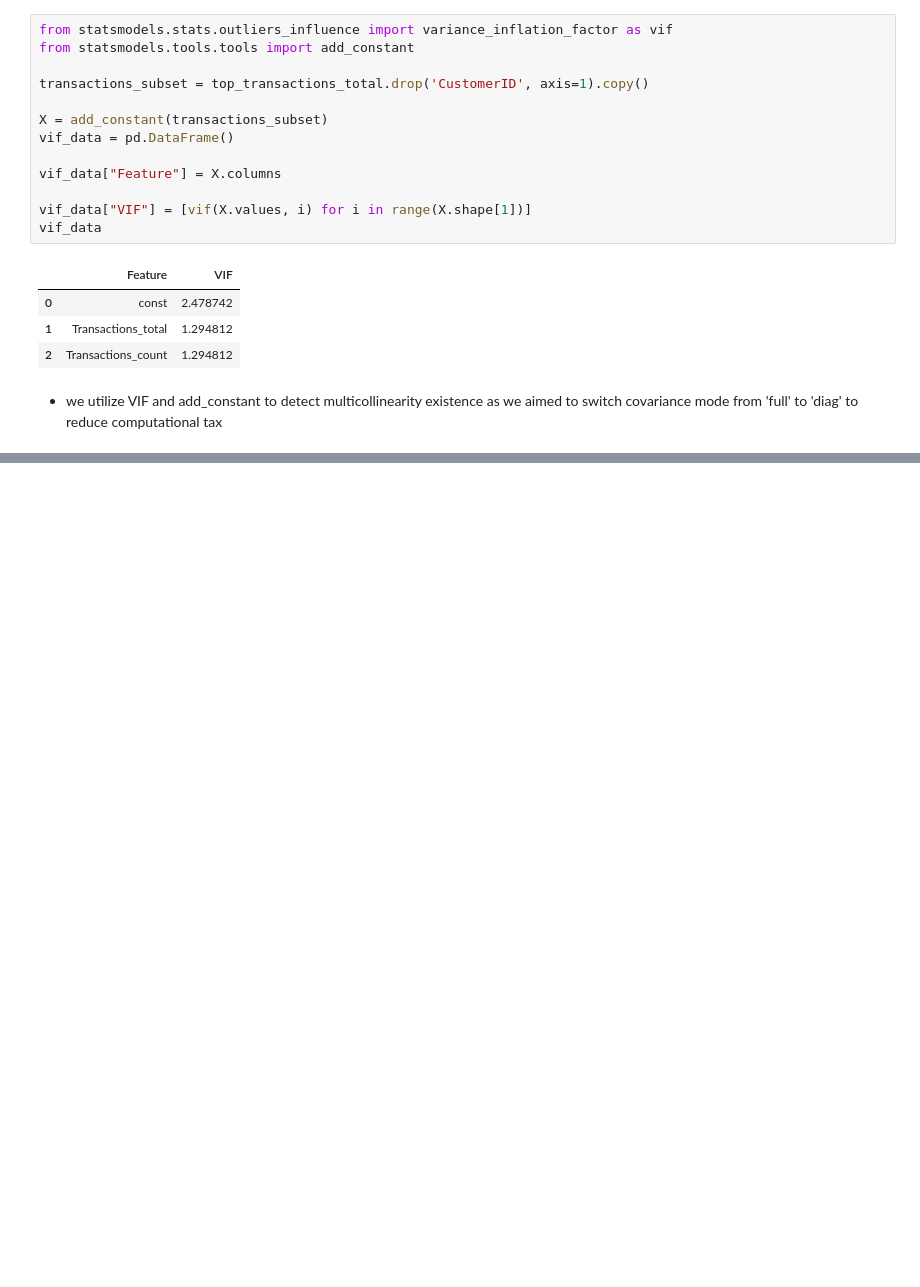
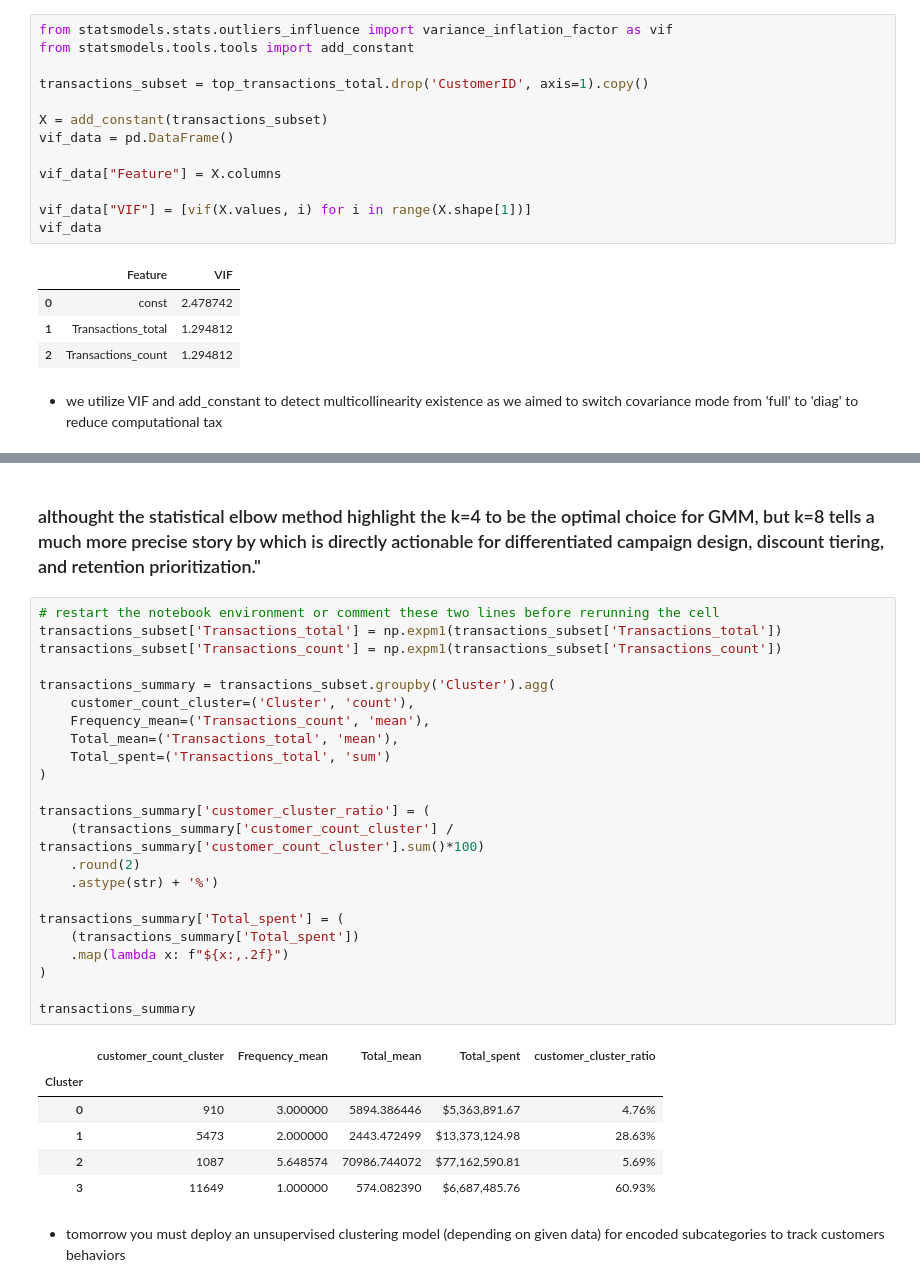
Before and after one commit to AtlasMarbx/AdventureWorks-Data-Migration-and-insight-extraction, a Jupyter notebook: EDA_process.ipynb, the cells around one changed output, grey strips where cells are left out. Drawn from its saved outputs; the diff is of its cells as text; blank space fills up the shorter version.

```diff
--- a/EDA_process.ipynb
+++ b/EDA_process.ipynb
@@ -1761,0 +1808,34 @@ transactions_subset['Cluster'] = gmm_finalized.fit_predict(X_scaled)
+# %% [markdown]
+### althought the statistical elbow method highlight the k=4 to be the optimal choice for GMM, but k=8 tells a much more precise story by which is directly actionable for differentiated campaign design, discount tiering, and retention prioritization."
+# %%
+# restart the notebook environment or comment these two lines before rerunning the cell
+transactions_subset['Transactions_total'] = np.expm1(transactions_subset['Transactions_total'])
+transactions_subset['Transactions_count'] = np.expm1(transactions_subset['Transactions_count'])
+
+transactions_summary = transactions_subset.groupby('Cluster').agg(
+    customer_count_cluster=('Cluster', 'count'),
+    Frequency_mean=('Transactions_count', 'mean'),
+    Total_mean=('Transactions_total', 'mean'),
+    Total_spent=('Transactions_total', 'sum')
+)
+
+transactions_summary['customer_cluster_ratio'] = (
+    (transactions_summary['customer_count_cluster'] / transactions_summary['customer_count_cluster'].sum()*100)
+    .round(2)
+    .astype(str) + '%')
+
+transactions_summary['Total_spent'] = (
+    (transactions_summary['Total_spent'])
+    .map(lambda x: f"${x:,.2f}")
+)
+
+transactions_summary
+# %% [output]
+|  | customer_count_cluster | Frequency_mean | Total_mean | Total_spent | customer_cluster_ratio |
+| Cluster |  |  |  |  |  |
+| 0 | 910 | 3.000000 | 5894.386446 | $5,363,891.67 | 4.76% |
+| 1 | 5473 | 2.000000 | 2443.472499 | $13,373,124.98 | 28.63% |
+| 2 | 1087 | 5.648574 | 70986.744072 | $77,162,590.81 | 5.69% |
+| 3 | 11649 | 1.000000 | 574.082390 | $6,687,485.76 | 60.93% |
+# %% [markdown]
+- tomorrow you must deploy an unsupervised clustering model (depending on given data) for encoded subcategories to track customers behaviors
```
Also changed, not shown: parts of 6 cells of this notebook.
